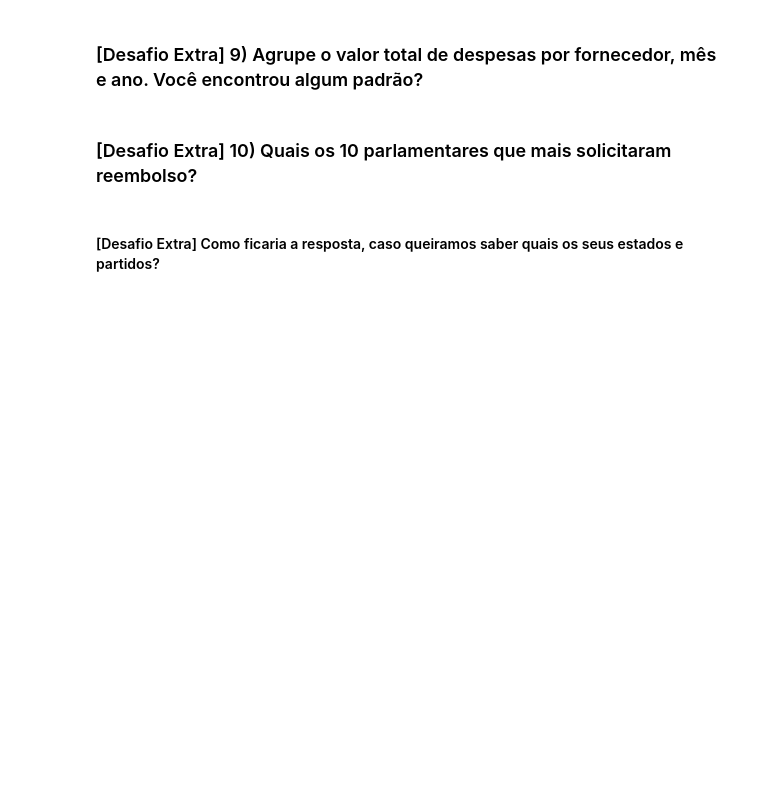
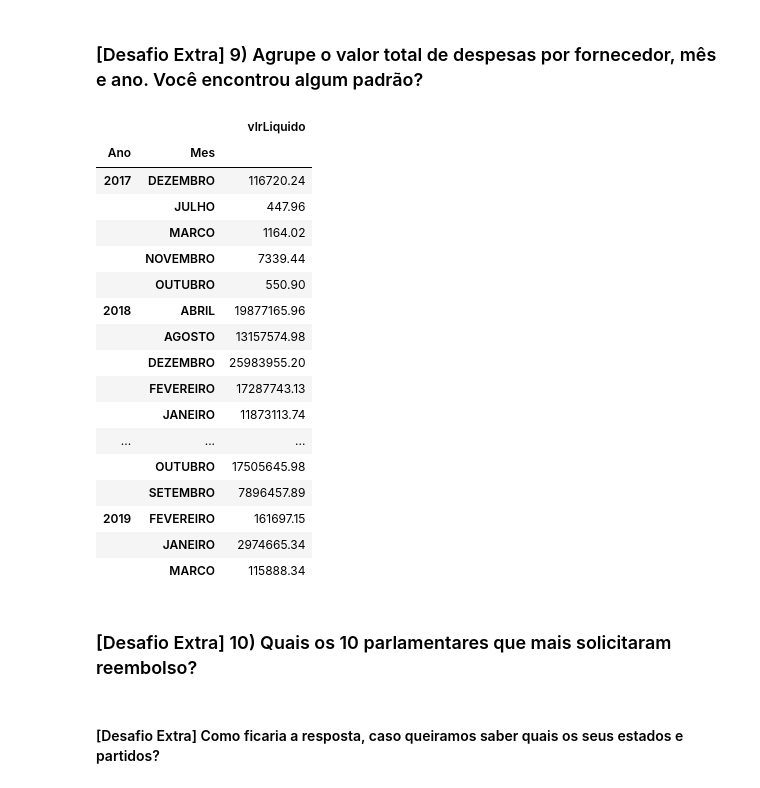
Before and after one commit to artpedro/python-inovacao-civica, a Jupyter notebook: semana_3/desafio/desafio.ipynb, the cells around one changed output. Drawn from its saved outputs; the diff is of its cells as text; code cells hidden in the pictures; blank space fills up the shorter version.

```diff
--- a/semana_3/desafio/desafio.ipynb
+++ b/semana_3/desafio/desafio.ipynb
@@ -58,8 +208,15 @@ df[df.ideDocumento.isnull]
 ### 7) Limpe a coluna `txtCNPJCPF`: ela deve conter somente dígitos numéricos
 # %%
 # vamos trocar qualquer caracter que não seja um dígito número por '', essa operação remove os dígitos
-df_reimbursements["txtCNPJCPF"] = df_reimbursements...
+df["txtCNPJCPF"] = df["txtCNPJCPF"].str.replace(r'\D', '', regex=True)
+df_date["txtCNPJCPF"] = df_date["txtCNPJCPF"].str.replace(r'\D', '', regex=True)
 # %% [markdown]
 ### 8) Quais são os valores únicos do campo `indTipoDocumento`? Substitua o conteúdo pela respectiva legenda
 
 *Dica*: 0 (Zero), para Nota Fiscal; 1 (um), para Recibo; e 2, para Despesa no Exterior.
+# %%
+converter = {0:'Nota Fiscal',
+             1:'Recibo',
+             2:'Despesa no Exterior'}
+
+df['indTipoDocumento'] = df['indTipoDocumento'].astype(dtype=int).replace(converter)
@@ -66,5 +235,29 @@ df_reimbursements["txtCNPJCPF"] = df_reimbursements...
+# %%
+df_date['indTipoDocumento'] = df_date['indTipoDocumento'].astype(dtype=int).replace(converter)
 # %% [markdown]
 ### [Desafio Extra] 9) Agrupe o valor total de despesas por fornecedor, mês e ano. Você encontrou algum padrão?
+# %%
+df_date[['vlrLiquido','Ano','Mes']].groupby(['Ano','Mes']).sum()
+# Os gastos são maiores no final do ano
+# %% [output]
+|  |  | vlrLiquido |
+| Ano | Mes |  |
+| 2017 | DEZEMBRO | 116720.24 |
+|  | JULHO | 447.96 |
+|  | MARCO | 1164.02 |
+|  | NOVEMBRO | 7339.44 |
+|  | OUTUBRO | 550.90 |
+| 2018 | ABRIL | 19877165.96 |
+|  | AGOSTO | 13157574.98 |
+|  | DEZEMBRO | 25983955.20 |
+|  | FEVEREIRO | 17287743.13 |
+|  | JANEIRO | 11873113.74 |
+| ... | ... | ... |
+|  | OUTUBRO | 17505645.98 |
+|  | SETEMBRO | 7896457.89 |
+| 2019 | FEVEREIRO | 161697.15 |
+|  | JANEIRO | 2974665.34 |
+|  | MARCO | 115888.34 |
 # %% [markdown]
 ### [Desafio Extra] 10) Quais os 10 parlamentares que mais solicitaram reembolso?
 # %% [markdown]
```
Also changed, not shown: parts of 10 cells of this notebook.
